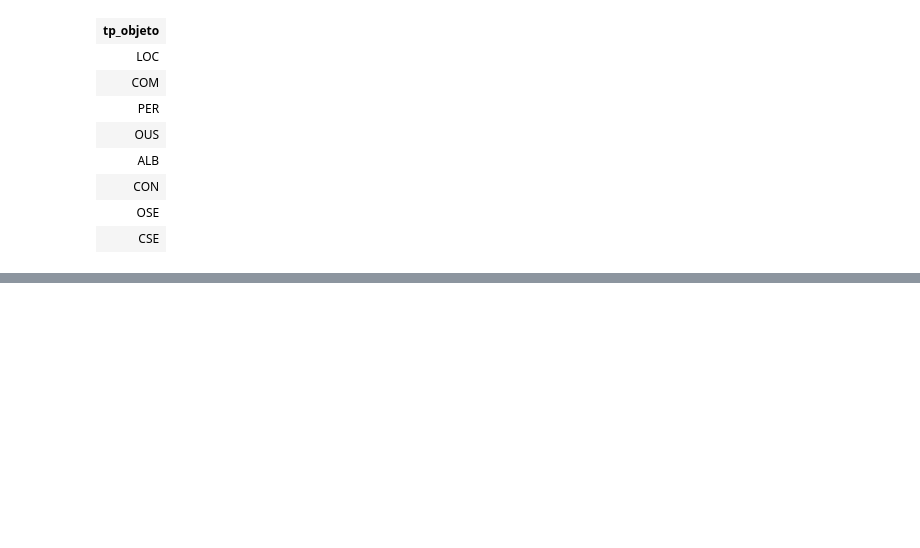
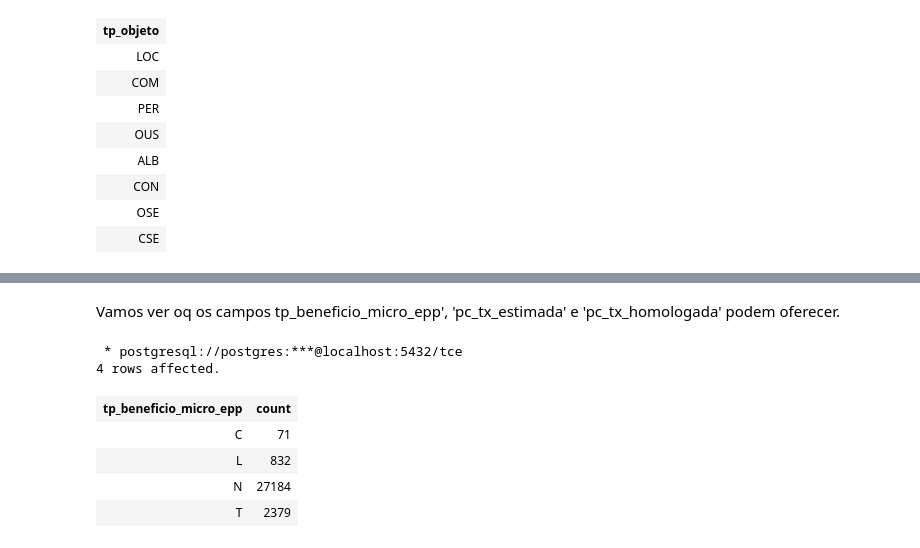
Before and after one commit to tarsioonofrio/rs-gov-purchases, a Jupyter notebook: src/eda.ipynb, the cells around one changed output, grey strips where cells are left out. Saved outputs shown, nothing was run; the diff lists cells and outputs as text; code cells hidden in the pictures; blank space fills up the shorter version.

```diff
--- a/src/eda.ipynb
+++ b/src/eda.ipynb
@@ -85,0 +173,16 @@ I need to see what the manual say about this
+# %% [markdown]
+Vamos ver oq os campos tp_beneficio_micro_epp', 'pc_tx_estimada' e 'pc_tx_homologada' podem oferecer.
+# %%
+%%sql
+Select tp_beneficio_micro_epp, count(*)
+from licitacao
+group by tp_beneficio_micro_epp
+order by tp_beneficio_micro_epp
+# %% [output]
+ * postgresql://postgres:***@localhost:5432/tce
+4 rows affected.
+| tp_beneficio_micro_epp | count |
+| C | 71 |
+| L | 832 |
+| N | 27184 |
+| T | 2379 |
```
Also changed, not shown: parts of 23 cells of this notebook.
